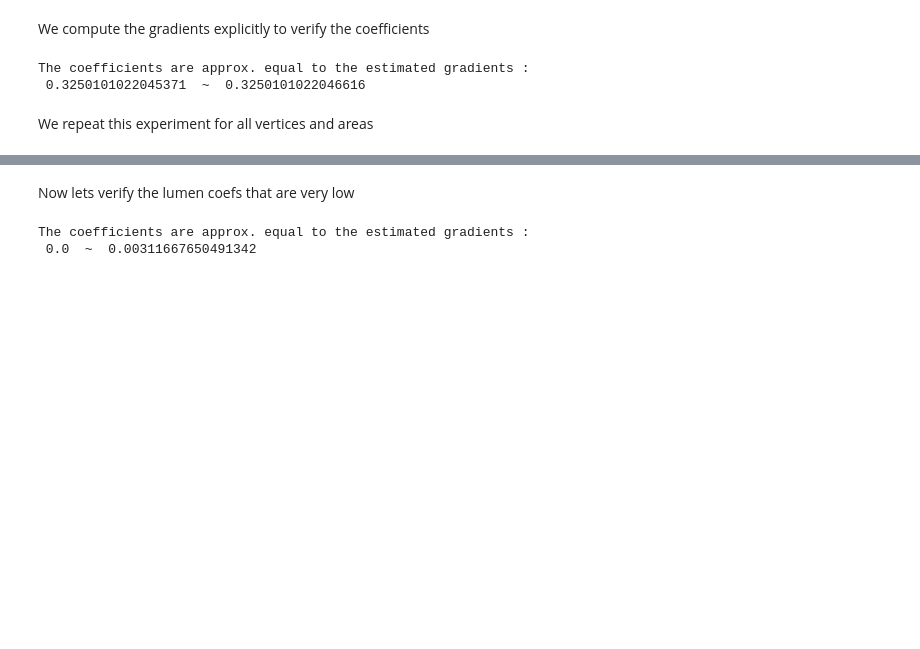
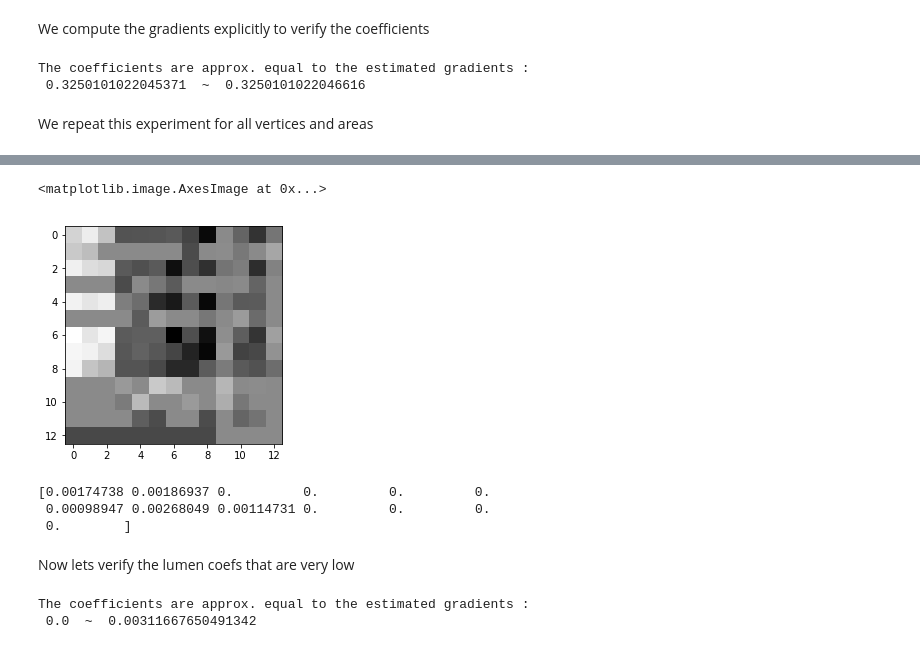
Before and after one commit to felixquinton/tyssue-taylor, a Jupyter notebook: notebooks/step_by_step_area_coefs.ipynb, the cells around one changed output, grey strips where cells are left out. Saved outputs shown, nothing was run; the diff lists cells and outputs as text; code cells hidden in the pictures; blank space fills up the shorter version.

```diff
--- a/notebooks/step_by_step_area_coefs.ipynb
+++ b/notebooks/step_by_step_area_coefs.ipynb
@@ -304,0 +291,17 @@ area_coefs = np.vstack((area_coefs, np.zeros(organo.Nf+1)))
+# %%
+mistake = False
+edge_coef_x = {}
+edge_coef_y = {}
+for vertex in range(organo.Nv):
+    for edge in range(organo.Nf*3):
+        grad_calc = organo.copy()
+        grad_calc.vert_df.loc[vertex, 'x'] += 0.001
+        geom.update_all(grad_calc)
+        Solver.find_energy_min(grad_calc, geom, model)
+        edge_coef_x[(vertex, edge)] = (grad_calc.edge_df.length[edge]-organo.edge_df.length[edge])/0.001
+        grad_calc = organo.copy()
+        grad_calc.vert_df.loc[vertex, 'y'] += 0.001
+        geom.update_all(grad_calc)
+        Solver.find_energy_min(grad_calc, geom, model)
+        edge_coef_y[(vertex, edge)] = ((grad_calc.edge_df.length[edge]-organo.edge_df.length[edge])/0.001)
+print("There are mistakes: mistake =", mistake)
@@ -304,0 +310,17 @@ area_coefs = np.vstack((area_coefs, np.zeros(organo.Nf+1)))
+# %%
+edge_mat_x = np.reshape(list(edge_coef_x.values()), (organo.Nv, 3*organo.Nf))
+edge_mat_y = np.reshape(list(edge_coef_y.values()), (organo.Nv, 3*organo.Nf))
+area_mat_x = np.reshape(list(area_coef_x.values()), (organo.Nv, organo.Nf))
+area_mat_y = np.reshape(list(area_coef_y.values()), (organo.Nv, organo.Nf))
+edge_mat = np.vstack((edge_mat_x, edge_mat_y))
+area_mat = np.vstack((area_mat_x, area_mat_y))
+coef_mat = np.zeros((organo.Nv*2+1, organo.Nf+1+organo.Nf*3))
+for i in range(coef_mat.shape[0]-1):
+    for j in range(coef_mat.shape[1]-1):
+        coef_mat[i][j] = np.hstack((edge_mat, area_mat))[i][j]
+for i in range(coef_mat.shape[0]-1):
+     coef_mat[i][coef_mat.shape[1]-1] = lumen_coef[i]
+for j in range(coef_mat.shape[1]-1):
+    if j < organo.Nf*3:
+        coef_mat[coef_mat.shape[0]-1][j] = 1
+print(coef_mat)
@@ -304,0 +348,7 @@ area_coefs = np.vstack((area_coefs, np.zeros(organo.Nf+1)))
+# %%
+from matplotlib import pyplot as plt
+fig, ax = plt.subplots()
+ax.imshow(coef_mat, cmap='Greys')
+# %% [output]
+<matplotlib.image.AxesImage at 0x...>
+[figure, added]
@@ -305,3 +357,11 @@ area_coefs = np.vstack((area_coefs, np.zeros(organo.Nf+1)))
+# %%
+from scipy.optimize import nnls
+res, _ = nnls(coef_mat, _right_side(organo, coef_mat))
+print(res)
+# %% [output]
+[0.00174738 0.00186937 0.         0.         0.         0.
+ 0.00098947 0.00268049 0.00114731 0.         0.         0.
+ 0.        ]
 # %% [markdown]
 Now lets verify the lumen coefs that are very low
 # %%
```
Also changed, not shown: parts of 9 cells of this notebook, 10 other files.
